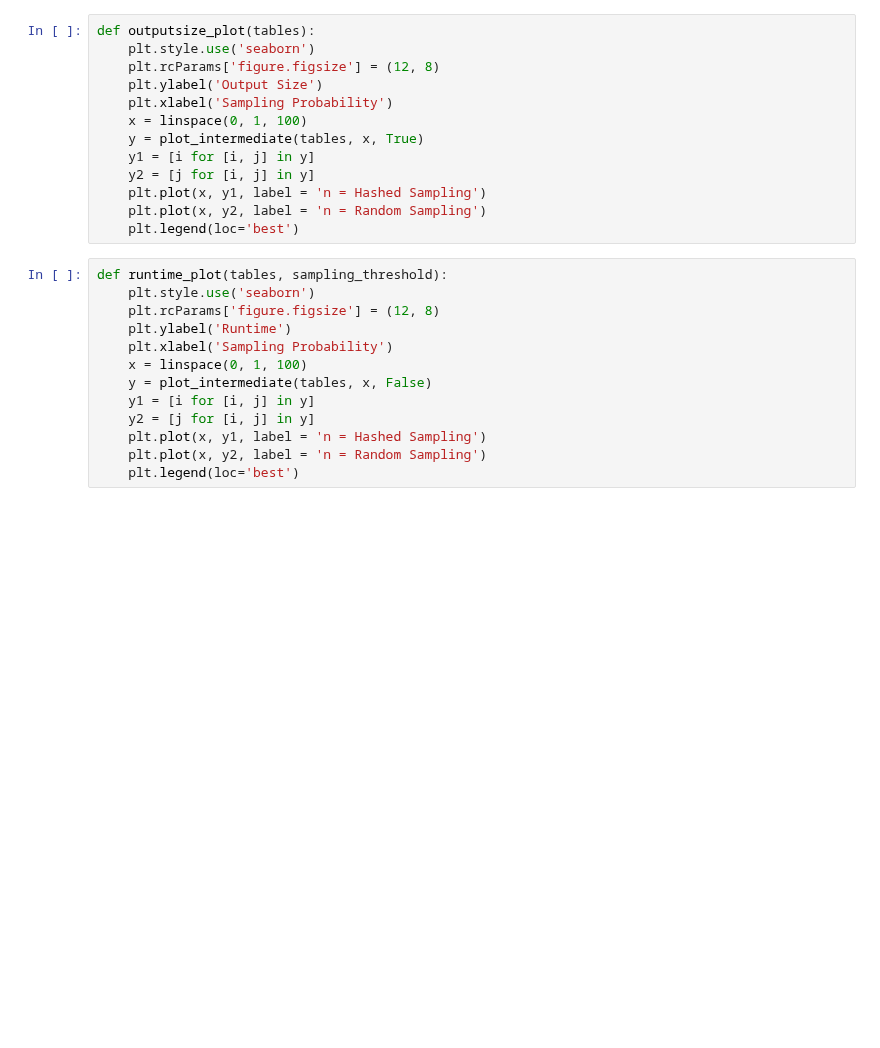
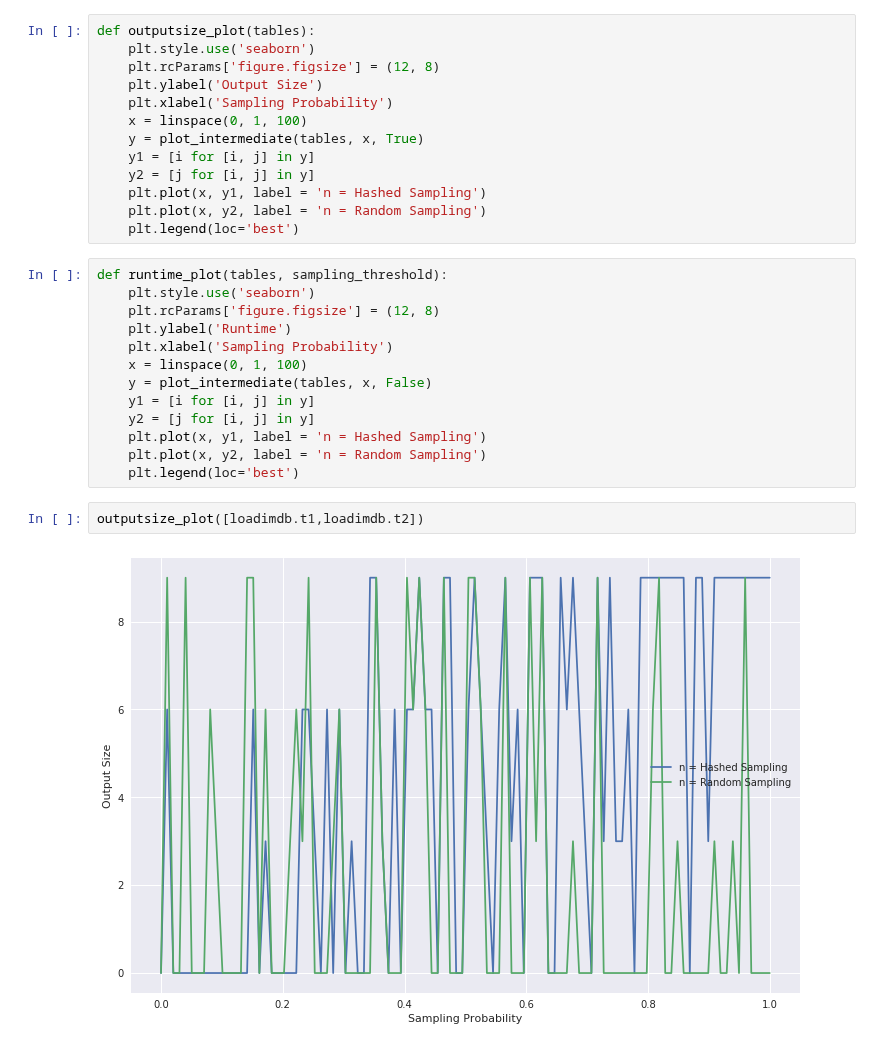
Before and after one commit to amyvzeng/reading-research, a Jupyter notebook: cdfjoinplotter.ipynb, the cells around one changed output. Drawn from its saved outputs; the diff is of its cells as text; blank space fills up the shorter version.

```diff
--- a/cdfjoinplotter.ipynb
+++ b/cdfjoinplotter.ipynb
@@ -45,3 +45,7 @@ def runtime_plot(tables, sampling_threshold):
     plt.plot(x, y1, label = 'n = Hashed Sampling')
     plt.plot(x, y2, label = 'n = Random Sampling')
     plt.legend(loc='best')
+# %%
+outputsize_plot([loadimdb.t1,loadimdb.t2])
+# %% [output]
+[figure, added]
```
Also changed, not shown: parts of 18 cells of this notebook, 3 other files.
